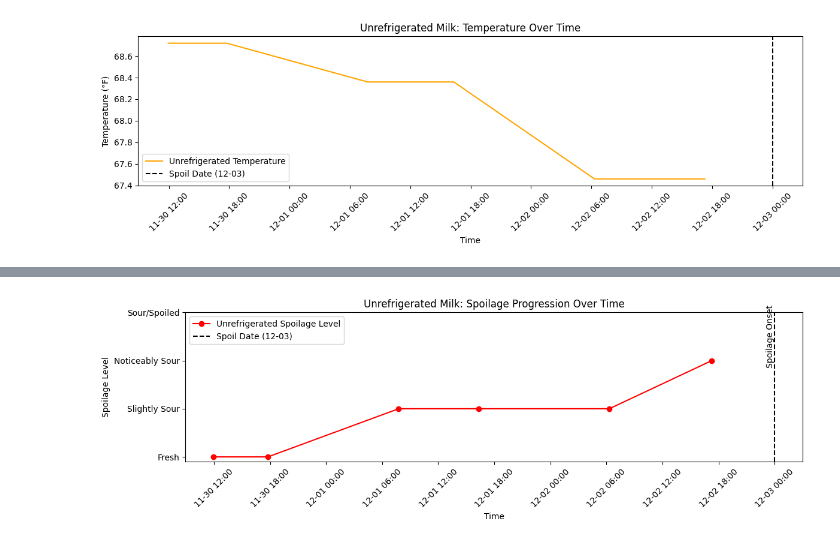
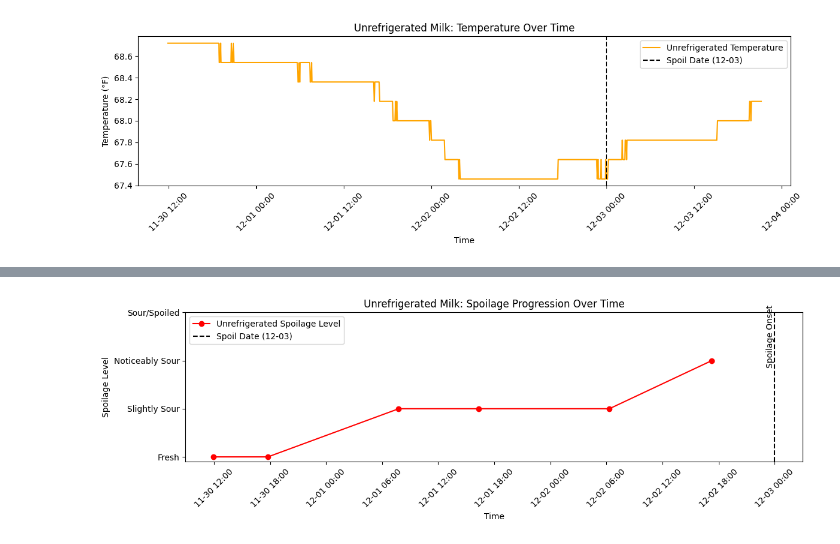
Before and after one commit to NahomAbera/Smart-Milk-Spoilage-Detection-Experiment-Data-Analysis, a Jupyter notebook: Milk_Spoilage_Analysis.ipynb, the cells around one changed output, grey strips where cells are left out. Cells and saved outputs as stored; diff of their text form; code cells hidden in the pictures.

```diff
--- a/Milk_Spoilage_Analysis.ipynb
+++ b/Milk_Spoilage_Analysis.ipynb
@@ -20,30 +20,31 @@ smell_df['Ref_Smell_Score'] = smell_df['Refrigerated Milk Smell'].map(smell_map)
 smell_df['Unref_Smell_Score'] = smell_df['Unrefrigerated Milk Smell'].map(smell_map)
 
 ref_data = smell_df.dropna(subset=['Ref_Smell_Score', 'Temprature of Refrigerator (F)'])
-unref_data = smell_df.dropna(subset=['Unref_Smell_Score', 'Temprature of the Unrefrigerated Milk Room (F)'])
+unref_data_1 = smell_df.dropna(subset=['Unref_Smell_Score', 'Temprature of the Unrefrigerated Milk Room (F)'])
+unref_data_2 = sensor_df.dropna(subset=['Temperature (°F)'])
 
 spoil_date = pd.to_datetime('2024-12-03')
 # %%
 # 1. Temperature Over Time (Unrefrigerated)
 
 fig, ax = plt.subplots(figsize=(12,4))
-ax.plot(unref_data['Timestamp'], unref_data['Temprature of the Unrefrigerated Milk Room (F)'],
+ax.plot(unref_data_2['Timestamp'], unref_data_2['Temperature (°F)'],
         color='orange', label='Unrefrigerated Temperature')
 
 ax.axvline(spoil_date, color='black', linestyle='--', label='Spoil Date (12-03)')
 
 ax.set_title("Unrefrigerated Milk: Temperature Over Time")
 ax.set_xlabel("Time")
 ax.set_ylabel("Temperature (°F)")
 
 ax.xaxis.set_major_locator(mdates.AutoDateLocator())
 ax.xaxis.set_major_formatter(mdates.DateFormatter('%m-%d %H:%M'))
 plt.xticks(rotation=45)
 plt.legend()
 plt.tight_layout()
 plt.show()
 # %% [output]
-[figure, old version]
+[figure, new version]
 # %%
 # 2. Temperature Over Time (Refrigerated)
 
```
Also changed, not shown: parts of 4 cells of this notebook.
